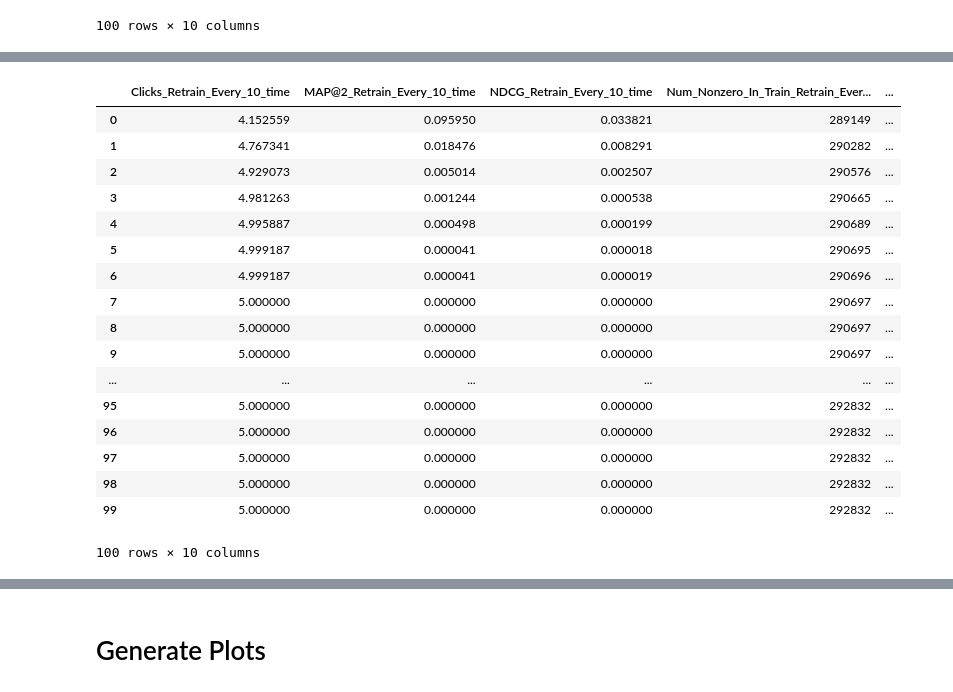
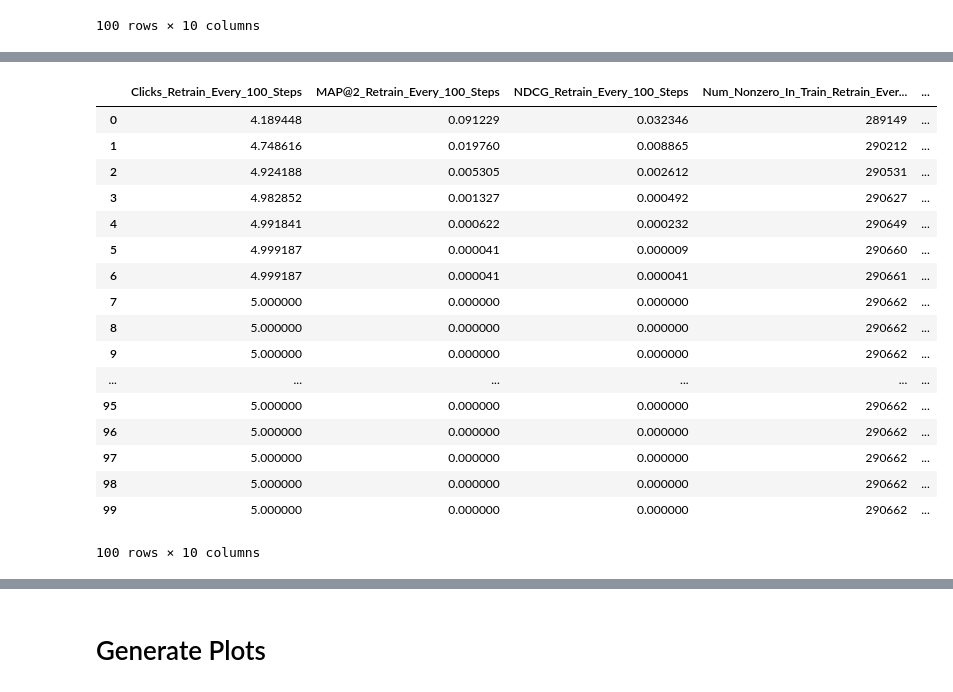
Before and after one commit to wuga214/Q-VAE-Recommendation, a Jupyter notebook: Kai Plot/Plot.ipynb, the cells around one changed output, grey strips where cells are left out. Cells and saved outputs as stored; diff of their text form; code cells hidden in the pictures.

```diff
--- a/Kai Plot/Plot.ipynb
+++ b/Kai Plot/Plot.ipynb
@@ -73,31 +44,29 @@ entropy_100_2_retrain_every_time_df
-# %%
-entropy_100_2_retrain_every_10time_df = preprocess_df("entropy_100_2_retrain_every_10time_df")
-entropy_100_2_retrain_every_10time_df.columns = ["Clicks_Retrain_Every_10_time", "MAP@2_Retrain_Every_10_time",
-                                                 "NDCG_Retrain_Every_10_time",
-                                                 "Num_Nonzero_In_Train_Retrain_Every_10_time",
-                                                 "Num_Nonzero_In_Valid_Retrain_Every_10_time",
-                                                 "Num_Unmasked_Negative_Retrain_Every_10_time",
-                                                 "Num_Unmasked_Positive_Retrain_Every_10_time",
-                                                 "Precision@2_Retrain_Every_10_time",
-                                                 "R-Precision_Retrain_Every_10_time",
-                                                 "Recall@2_Retrain_Every_10_time"]
-entropy_100_2_retrain_every_10time_df
-# %% [output]
-|  | Clicks_Retrain_Every_10_time | MAP@2_Retrain_Every_10_time | NDCG_Retrain_Every_10_time | Num_Nonzero_In_Train_Retrain_Ever... | ... |
-| 0 | 4.152559 | 0.095950 | 0.033821 | 289149 | ... |
-| 1 | 4.767341 | 0.018476 | 0.008291 | 290282 | ... |
-| 2 | 4.929073 | 0.005014 | 0.002507 | 290576 | ... |
-| 3 | 4.981263 | 0.001244 | 0.000538 | 290665 | ... |
-| 4 | 4.995887 | 0.000498 | 0.000199 | 290689 | ... |
-| 5 | 4.999187 | 0.000041 | 0.000018 | 290695 | ... |
-| 6 | 4.999187 | 0.000041 | 0.000019 | 290696 | ... |
-| 7 | 5.000000 | 0.000000 | 0.000000 | 290697 | ... |
-| 8 | 5.000000 | 0.000000 | 0.000000 | 290697 | ... |
-| 9 | 5.000000 | 0.000000 | 0.000000 | 290697 | ... |
-| ... | ... | ... | ... | ... | ... |
-| 95 | 5.000000 | 0.000000 | 0.000000 | 292832 | ... |
-| 96 | 5.000000 | 0.000000 | 0.000000 | 292832 | ... |
-| 97 | 5.000000 | 0.000000 | 0.000000 | 292832 | ... |
-| 98 | 5.000000 | 0.000000 | 0.000000 | 292832 | ... |
-| 99 | 5.000000 | 0.000000 | 0.000000 | 292832 | ... |
-100 rows × 10 columns
+# %%
+Entropy_100steps_2items_per_step_per_user_retrain_every_100steps = preprocess_df("Entropy_100steps_2items_per_step_per_user_retrain_every_100steps")
+Entropy_100steps_2items_per_step_per_user_retrain_every_100steps.columns = ["Clicks_Retrain_Every_100_Steps", "MAP@2_Retrain_Every_100_Steps",
+                                               "NDCG_Retrain_Every_100_Steps", "Num_Nonzero_In_Train_Retrain_Every_100_Steps",
+                                               "Num_Nonzero_In_Valid_Retrain_Every_100_Steps",
+                                               "Num_Unmasked_Negative_Retrain_Every_100_Steps",
+                                               "Num_Unmasked_Positive_Retrain_Every_100_Steps",
+                                               "Precision@2_Retrain_Every_100_Steps", "R-Precision_Retrain_Every_100_Steps",
+                                               "Recall@2_Retrain_Every_100_Steps"]
+Entropy_100steps_2items_per_step_per_user_retrain_every_100steps
+# %% [output]
+|  | Clicks_Retrain_Every_100_Steps | MAP@2_Retrain_Every_100_Steps | NDCG_Retrain_Every_100_Steps | Num_Nonzero_In_Train_Retrain_Ever... | ... |
+| 0 | 4.189448 | 0.091229 | 0.032346 | 289149 | ... |
+| 1 | 4.748616 | 0.019760 | 0.008865 | 290212 | ... |
+| 2 | 4.924188 | 0.005305 | 0.002612 | 290531 | ... |
+| 3 | 4.982852 | 0.001327 | 0.000492 | 290627 | ... |
+| 4 | 4.991841 | 0.000622 | 0.000232 | 290649 | ... |
+| 5 | 4.999187 | 0.000041 | 0.000009 | 290660 | ... |
+| 6 | 4.999187 | 0.000041 | 0.000041 | 290661 | ... |
+| 7 | 5.000000 | 0.000000 | 0.000000 | 290662 | ... |
+| 8 | 5.000000 | 0.000000 | 0.000000 | 290662 | ... |
+| 9 | 5.000000 | 0.000000 | 0.000000 | 290662 | ... |
+| ... | ... | ... | ... | ... | ... |
+| 95 | 5.000000 | 0.000000 | 0.000000 | 290662 | ... |
+| 96 | 5.000000 | 0.000000 | 0.000000 | 290662 | ... |
+| 97 | 5.000000 | 0.000000 | 0.000000 | 290662 | ... |
+| 98 | 5.000000 | 0.000000 | 0.000000 | 290662 | ... |
+| 99 | 5.000000 | 0.000000 | 0.000000 | 290662 | ... |
+100 rows × 10 columns
```
Also changed, not shown: parts of 6 cells of this notebook, 13 other files.
